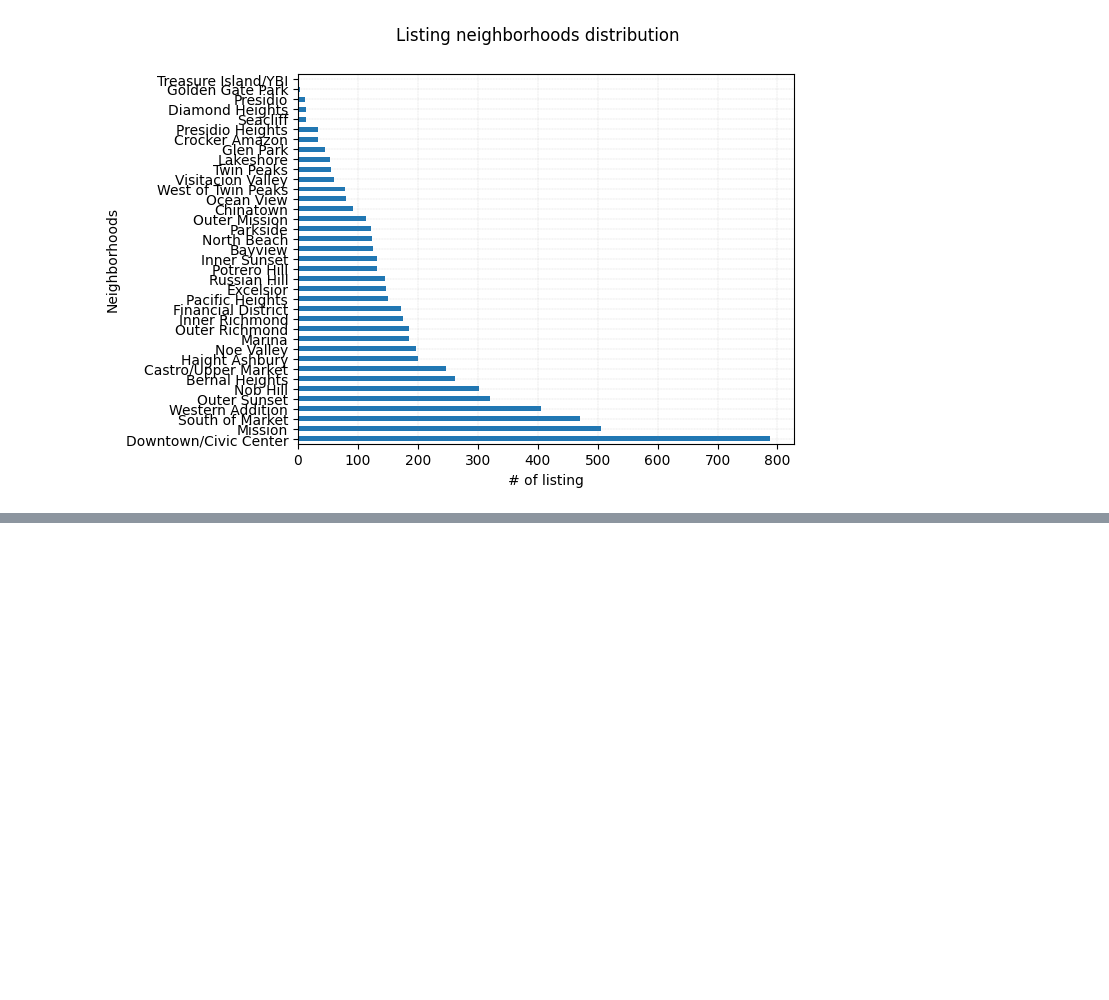
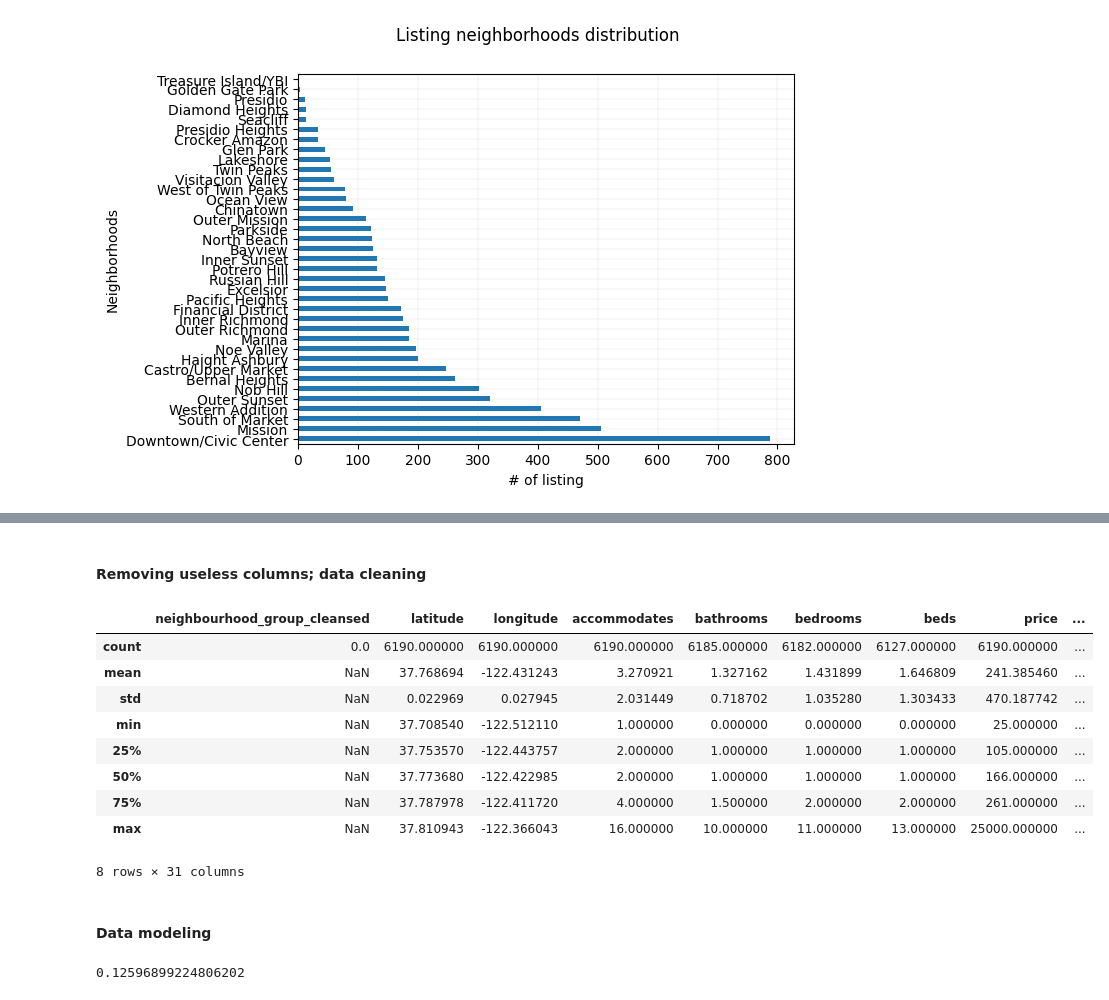
Before and after one commit to doanjus1/Airbnb-San-Francisco, a Jupyter notebook: San-Fran-Airbnb.ipynb, the cells around one changed output, grey strips where cells are left out. Cells and saved outputs as stored; diff of their text form; code cells hidden in the pictures; blank space fills up the shorter version.

Commit message:
Prediction model

```diff
--- a/San-Fran-Airbnb.ipynb
+++ b/San-Fran-Airbnb.ipynb
@@ -239,0 +267,27 @@ plt.show()
+# %%
+listings_rf=listings
+# %% [markdown]
+#### Removing useless columns; data cleaning
+# %%
+listings_rf = listings_rf.drop(['id', 'listing_url', 'scrape_id', 'last_scraped', 'source', 'name',
+       'description', 'neighborhood_overview', 'picture_url', 'host_id',
+       'host_url', 'host_name', 'host_since', 'host_location', 'host_about',
+       'host_response_time', 'host_response_rate', 'host_acceptance_rate',
+       'host_is_superhost', 'host_thumbnail_url', 'host_picture_url',
+       'host_neighbourhood','host_listings_count','host_total_listings_count',
+       'host_verifications','calendar_updated', 'has_availability',
+       'availability_30', 'availability_60', 'availability_90',
+       'availability_365', 'calendar_last_scraped',], axis=1)
+# %%
+listings_rf.describe()
+# %% [output]
+|  | neighbourhood_group_cleansed | latitude | longitude | accommodates | bathrooms | bedrooms | beds | price | ... |
+| count | 0.0 | 6190.000000 | 6190.000000 | 6190.000000 | 6185.000000 | 6182.000000 | 6127.000000 | 6190.000000 | ... |
+| mean | NaN | 37.768694 | -122.431243 | 3.270921 | 1.327162 | 1.431899 | 1.646809 | 241.385460 | ... |
+| std | NaN | 0.022969 | 0.027945 | 2.031449 | 0.718702 | 1.035280 | 1.303433 | 470.187742 | ... |
+| min | NaN | 37.708540 | -122.512110 | 1.000000 | 0.000000 | 0.000000 | 0.000000 | 25.000000 | ... |
+| 25% | NaN | 37.753570 | -122.443757 | 2.000000 | 1.000000 | 1.000000 | 1.000000 | 105.000000 | ... |
+| 50% | NaN | 37.773680 | -122.422985 | 2.000000 | 1.000000 | 1.000000 | 1.000000 | 166.000000 | ... |
+| 75% | NaN | 37.787978 | -122.411720 | 4.000000 | 1.500000 | 2.000000 | 2.000000 | 261.000000 | ... |
+| max | NaN | 37.810943 | -122.366043 | 16.000000 | 10.000000 | 11.000000 | 13.000000 | 25000.000000 | ... |
+8 rows × 31 columns
@@ -239,0 +304,9 @@ plt.show()
+# %% [markdown]
+#### Data modeling
+# %%
+# Model
+rf = RandomForestClassifier()
+rf.fit(train_X, train_Y)
+rf.score(test_X, test_Y)
+# %% [output]
+0.12596899224806202
```
Also changed, not shown: parts of 11 cells of this notebook.
